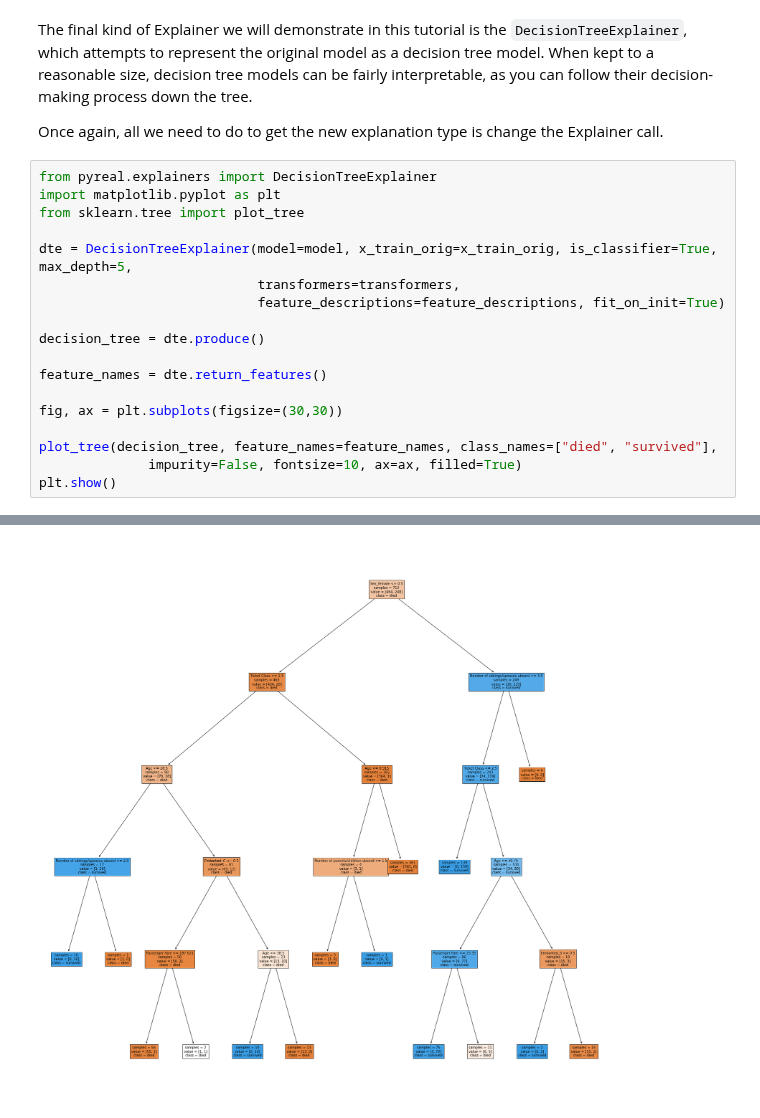
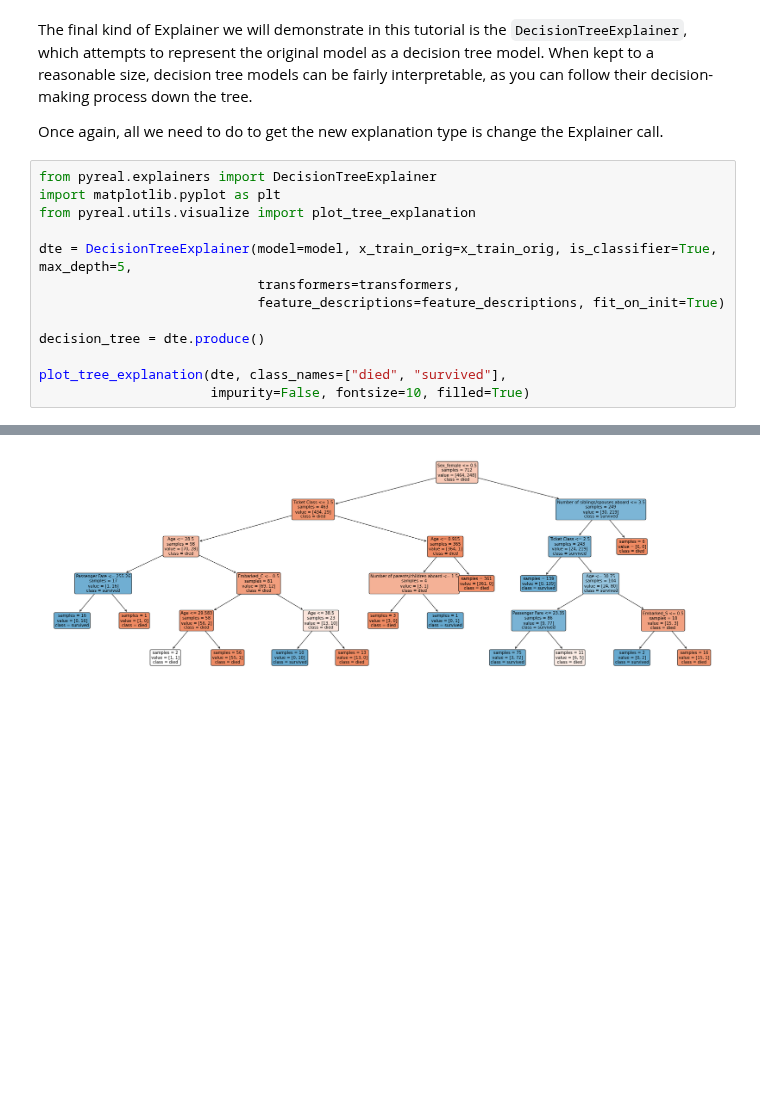
Before and after one commit to sibyl-dev/pyreal, a Jupyter notebook: tutorials/basic_explanation_generation.ipynb, the cells around one changed output, grey strips where cells are left out. Saved outputs shown, nothing was run; the diff lists cells and outputs as text; blank space fills up the shorter version.

```diff
--- a/tutorials/basic_explanation_generation.ipynb
+++ b/tutorials/basic_explanation_generation.ipynb
@@ -149,7 +145,7 @@ Once again, all we need to do to get the new explanation type is change the Expl
 # %%
 from pyreal.explainers import DecisionTreeExplainer
 import matplotlib.pyplot as plt
-from sklearn.tree import plot_tree
+from pyreal.utils.visualize import plot_tree_explanation
 
 dte = DecisionTreeExplainer(model=model, x_train_orig=x_train_orig, is_classifier=True, max_depth=5,
                             transformers=transformers,
@@ -157,11 +153,6 @@ dte = DecisionTreeExplainer(model=model, x_train_orig=x_train_orig, is_classifie
 
 decision_tree = dte.produce()
 
-feature_names = dte.return_features()
-
-fig, ax = plt.subplots(figsize=(30,30))
-
-plot_tree(decision_tree, feature_names=feature_names, class_names=["died", "survived"],
-              impurity=False, fontsize=10, ax=ax, filled=True)
-plt.show()
+plot_tree_explanation(dte, class_names=["died", "survived"],
+                      impurity=False, fontsize=10, filled=True)
 # %% [output]
@@ -170 +159 @@ Warning: training_size not provided. Defaulting to train with full dataset, runn
-[figure, old version]
+[figure, new version]
```
Also changed, not shown: parts of 3 cells of this notebook, 5 other files.
